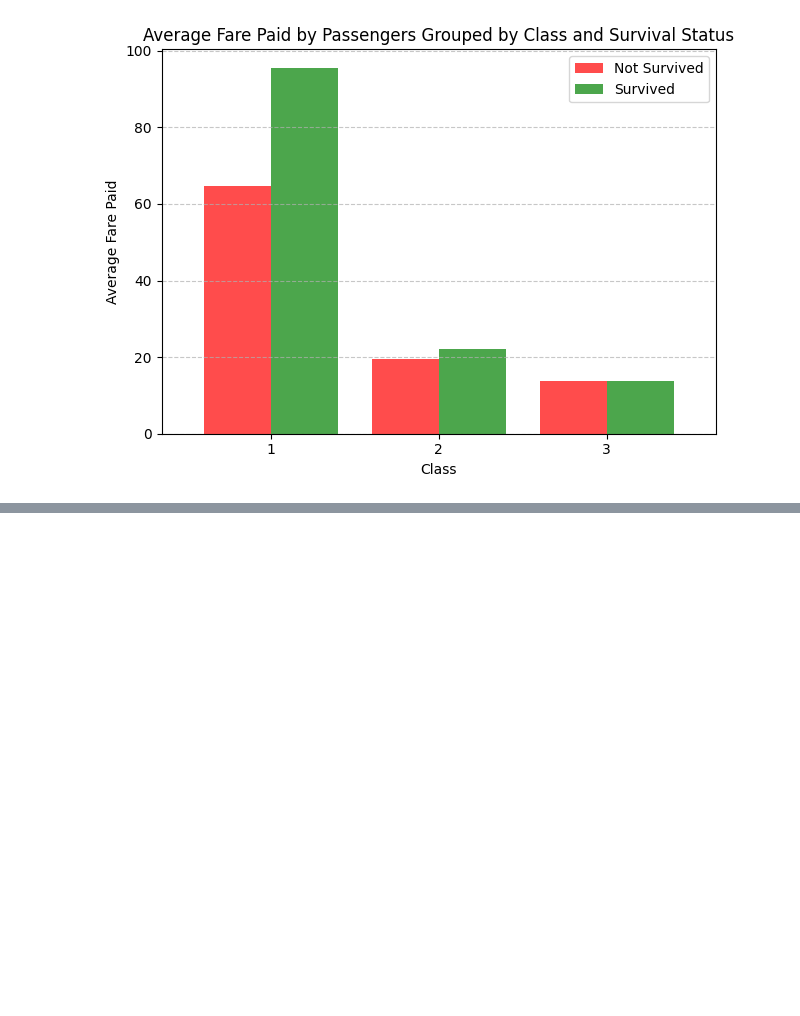
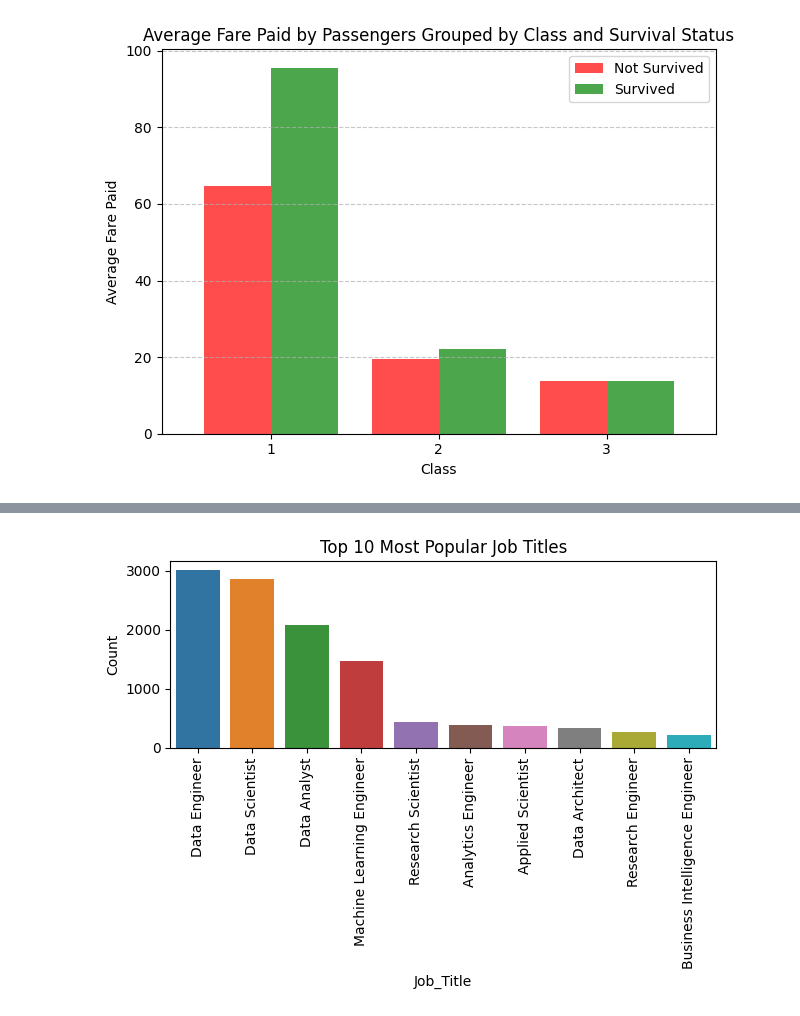
Before and after one commit to eslami200117/Data-Science, a Jupyter notebook: CA2/CA2.ipynb, the cells around one changed output, grey strips where cells are left out. Cells and saved outputs as stored; diff of their text form; code cells hidden in the pictures; blank space fills up the shorter version.

```diff
--- a/CA2/CA2.ipynb
+++ b/CA2/CA2.ipynb
@@ -363,0 +399,3 @@ plt.show()
+# %%
+df2 = df2[df2['Salary_Currency'].isin(value_counts.index[value_counts > 10])]
+df2.shape
@@ -363,0 +406,15 @@ plt.show()
+# %%
+conversion_dict = {'GBP':1.26,
+                   'EUR':1.08,
+                   'INR':0.012,
+                   'CAD':0.74,
+                   'AUD':0.66}
+# %%
+def convert_to_usd(row):
+  currency = row['Salary_Currency']
+  value = row['Salary']
+  rate = conversion_dict.get(currency, 1)
+  return value * rate
+
+df2['Standard_Salary'] = df2.apply(convert_to_usd, axis=1)
+df2.head()
@@ -363,0 +430,3 @@ plt.show()
+# %%
+popular_title = df2.groupby('Job_Title').size().sort_values(ascending= False)[:10].to_frame(name= 'count').reset_index()
+popular_title.head(10)
@@ -363,0 +445,11 @@ plt.show()
+# %%
+sns.barplot(x = "Job_Title", y = "count", data = popular_title)
+
+# Customize the plot (optional)
+plt.xlabel("Job_Title")
+plt.ylabel("Count")
+plt.title("Top 10 Most Popular Job Titles")
+plt.xticks(rotation=90)  # Rotate x-axis labels for readability (optional)
+plt.tight_layout()
+# %% [output]
+[figure, added]
```
Also changed, not shown: parts of 24 cells of this notebook.
